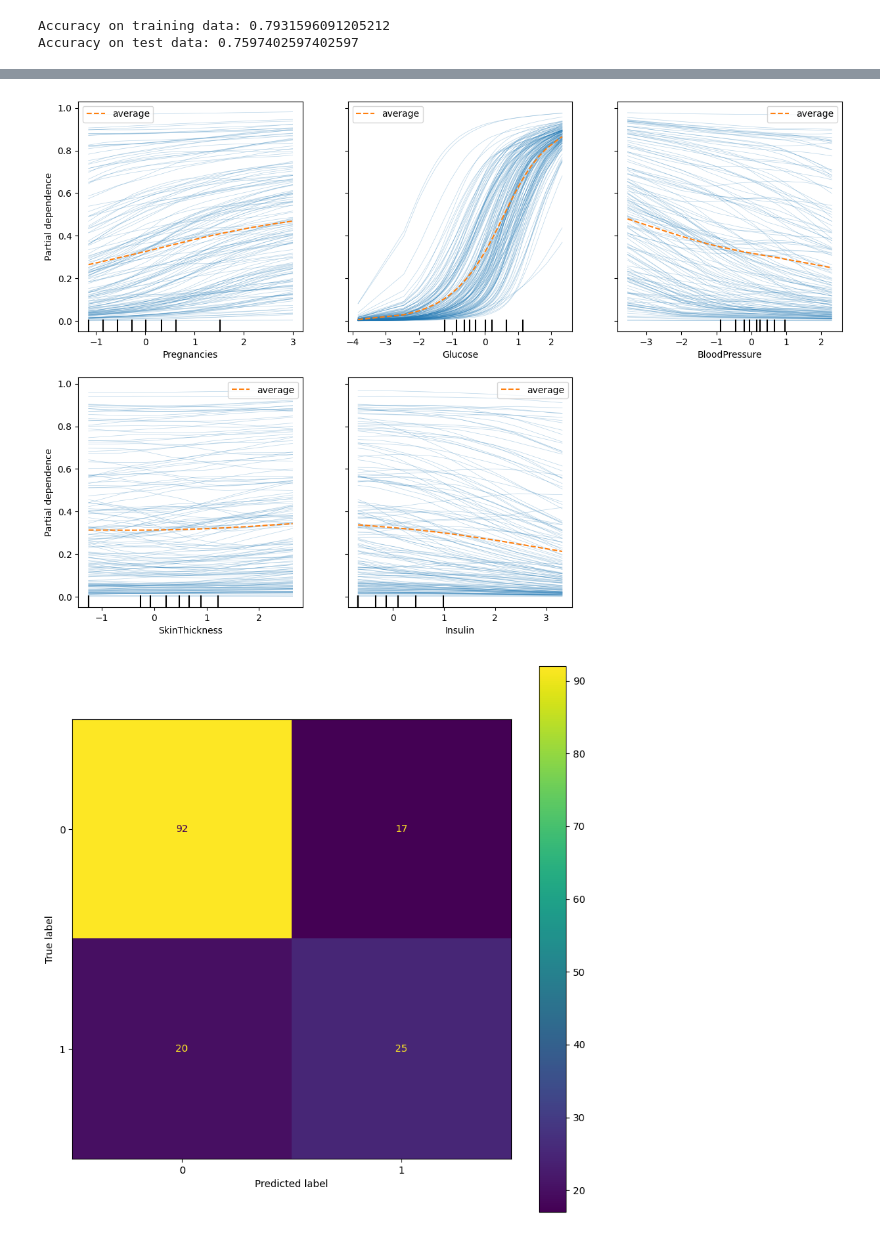
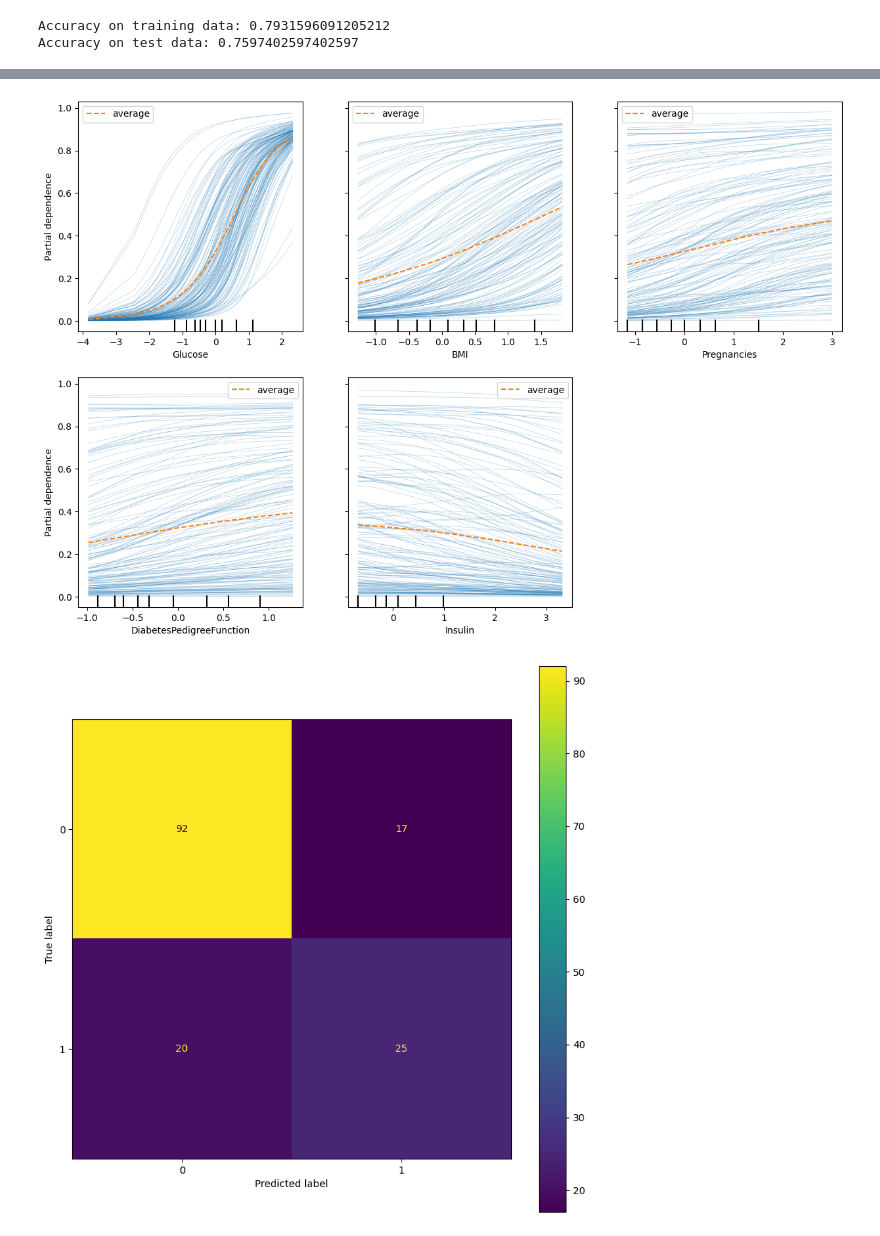
Before and after one commit to kramachandrashenoy/Miniproject, a Jupyter notebook: Final/diabetes_final.ipynb, the cells around one changed output, grey strips where cells are left out. Cells and saved outputs as stored; diff of their text form; code cells hidden in the pictures.

```diff
--- a/Final/diabetes_final.ipynb
+++ b/Final/diabetes_final.ipynb
@@ -68,7 +68,7 @@ print(exp.as_list())
 exp.show_in_notebook()
 
 # PDP and ICE plots using sklearn.inspection
-features_to_plot = [0, 1, 2, 3, 4]  # Indices of features to plot, adjust as necessary
+features_to_plot = [1,5,0,6,4]  # Indices of features to plot, adjust as necessary
 
 # Plot PDP and ICE for selected features
 fig, ax = plt.subplots(figsize=(15, 10))
@@ -98,3 +98,3 @@ LIME Explanation:
 [interactive output not drawn]
-[figure, old version]
+[figure, new version]
 [figure]
```
Also changed, not shown: parts of 1 cell of this notebook.
